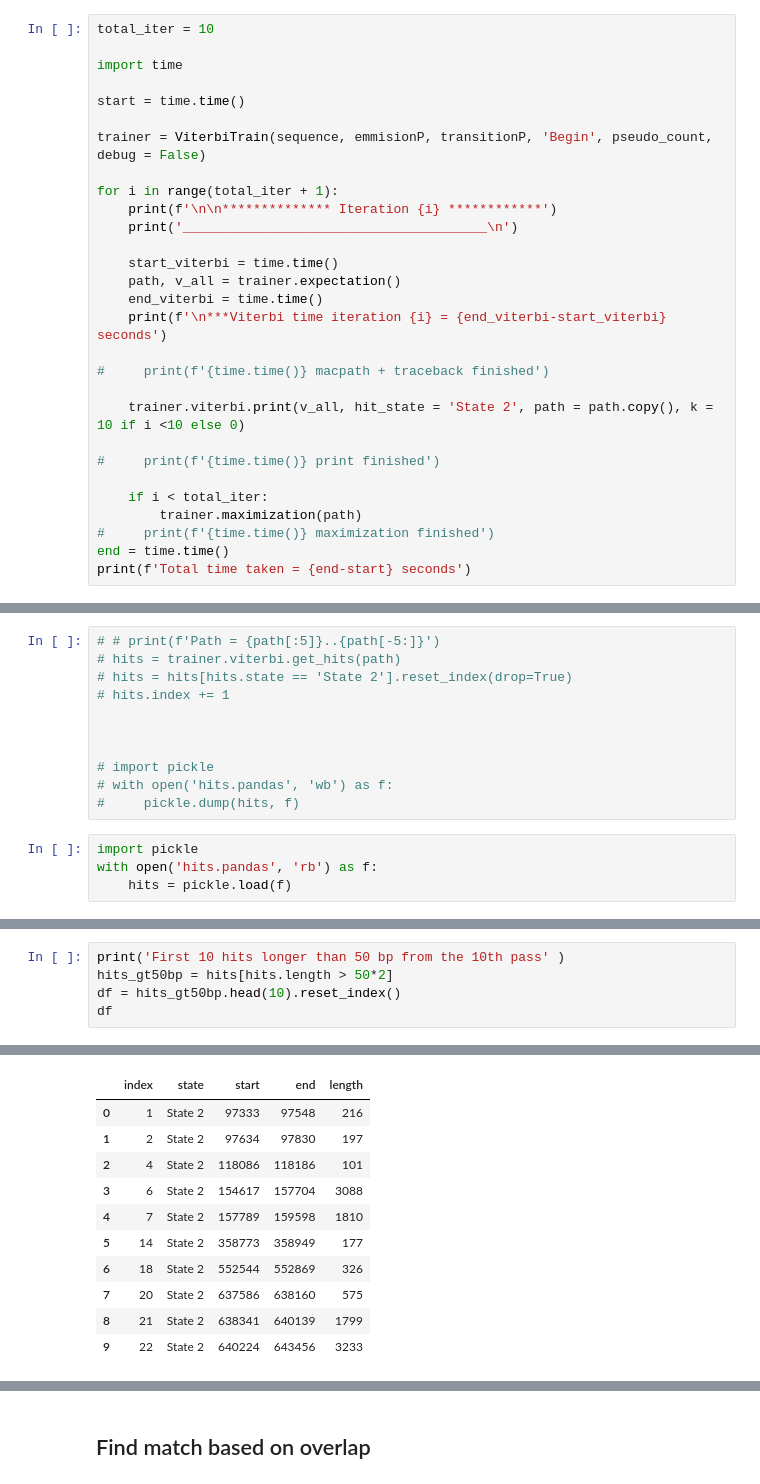
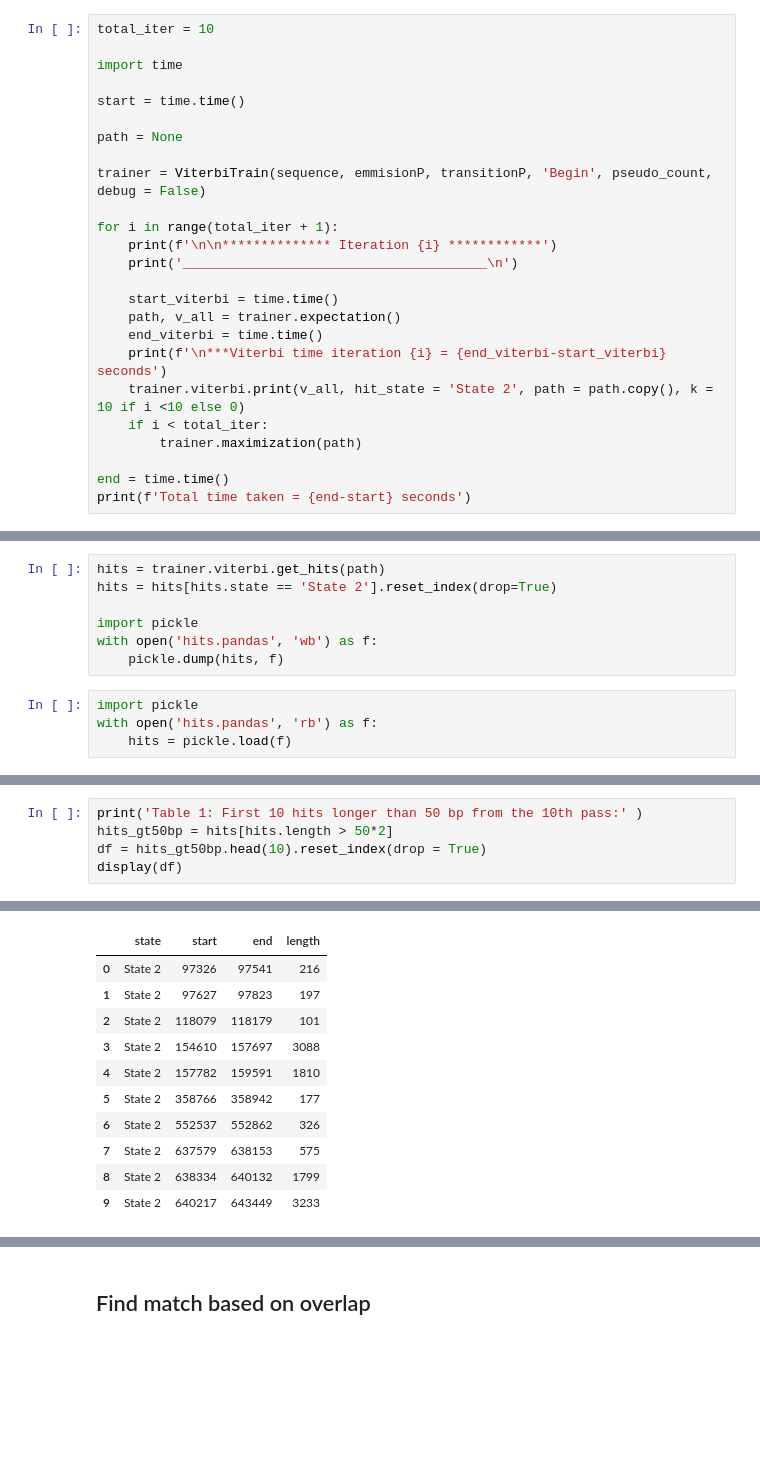
Before and after one commit to krishansubudhi/UW_CompBio, a Jupyter notebook: Assignment4/notebooks/evaluate.ipynb, the cells around one changed output, grey strips where cells are left out. Drawn from its saved outputs; the diff is of its cells as text; blank space fills up the shorter version.

```diff
--- a/Assignment4/notebooks/evaluate.ipynb
+++ b/Assignment4/notebooks/evaluate.ipynb
@@ -31,6 +35,8 @@ total_iter = 10
 import time
 
 start = time.time()
+
+path = None
 
 trainer = ViterbiTrain(sequence, emmisionP, transitionP, 'Begin', pseudo_count, debug = False)
 
@@ -42,16 +48,10 @@ for i in range(total_iter + 1):
     path, v_all = trainer.expectation()
     end_viterbi = time.time()
     print(f'\n***Viterbi time iteration {i} = {end_viterbi-start_viterbi} seconds')
-
-#     print(f'{time.time()} macpath + traceback finished')
-
     trainer.viterbi.print(v_all, hit_state = 'State 2', path = path.copy(), k = 10 if i <10 else 0)
-
-#     print(f'{time.time()} print finished')
-
     if i < total_iter:
         trainer.maximization(path)
-#     print(f'{time.time()} maximization finished')
+
 end = time.time()
 print(f'Total time taken = {end-start} seconds')
 # %% [output]
@@ -110,14 +110,10 @@ For the first 10 hits longer than 50 bp from the 10th pass, look at the genome a
 # %%
-# # print(f'Path = {path[:5]}..{path[-5:]}')
-# hits = trainer.viterbi.get_hits(path)
-# hits = hits[hits.state == 'State 2'].reset_index(drop=True)
-# hits.index += 1
+hits = trainer.viterbi.get_hits(path)
+hits = hits[hits.state == 'State 2'].reset_index(drop=True)
 
-
-
-# import pickle
-# with open('hits.pandas', 'wb') as f:
-#     pickle.dump(hits, f)
+import pickle
+with open('hits.pandas', 'wb') as f:
+    pickle.dump(hits, f)
 # %%
 import pickle
 with open('hits.pandas', 'rb') as f:
@@ -125,6 +123,6 @@ with open('hits.pandas', 'rb') as f:
 # %%
-print('First 10 hits longer than 50 bp from the 10th pass' )
+print('Table 1: First 10 hits longer than 50 bp from the 10th pass:' )
 hits_gt50bp = hits[hits.length > 50*2]
-df = hits_gt50bp.head(10).reset_index()
-df
+df = hits_gt50bp.head(10).reset_index(drop = True)
+display(df)
 # %% [output]
@@ -132,13 +130,13 @@ First 10 hits longer than 50 bp from the 10th pass
-|  | index | state | start | end | length |
-| 0 | 1 | State 2 | 97333 | 97548 | 216 |
-| 1 | 2 | State 2 | 97634 | 97830 | 197 |
-| 2 | 4 | State 2 | 118086 | 118186 | 101 |
-| 3 | 6 | State 2 | 154617 | 157704 | 3088 |
-| 4 | 7 | State 2 | 157789 | 159598 | 1810 |
-| 5 | 14 | State 2 | 358773 | 358949 | 177 |
-| 6 | 18 | State 2 | 552544 | 552869 | 326 |
-| 7 | 20 | State 2 | 637586 | 638160 | 575 |
-| 8 | 21 | State 2 | 638341 | 640139 | 1799 |
-| 9 | 22 | State 2 | 640224 | 643456 | 3233 |
+|  | state | start | end | length |
+| 0 | State 2 | 97326 | 97541 | 216 |
+| 1 | State 2 | 97627 | 97823 | 197 |
+| 2 | State 2 | 118079 | 118179 | 101 |
+| 3 | State 2 | 154610 | 157697 | 3088 |
+| 4 | State 2 | 157782 | 159591 | 1810 |
+| 5 | State 2 | 358766 | 358942 | 177 |
+| 6 | State 2 | 552537 | 552862 | 326 |
+| 7 | State 2 | 637579 | 638153 | 575 |
+| 8 | State 2 | 638334 | 640132 | 1799 |
+| 9 | State 2 | 640217 | 643449 | 3233 |
 # %%
 genepos = get_genes_from_file('../data/GCF_000091665.1_ASM9166v1_genomic.gff')
```
Also changed, not shown: parts of 12 cells of this notebook, 9 other files.
